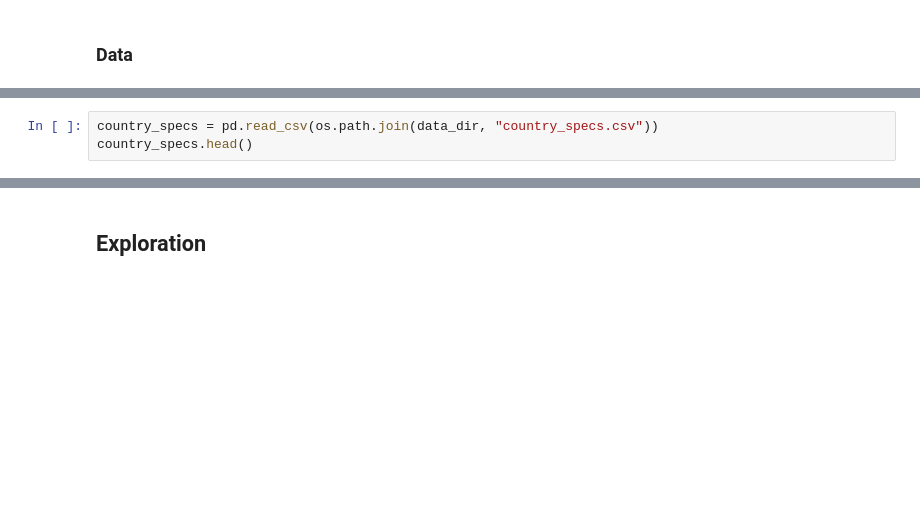
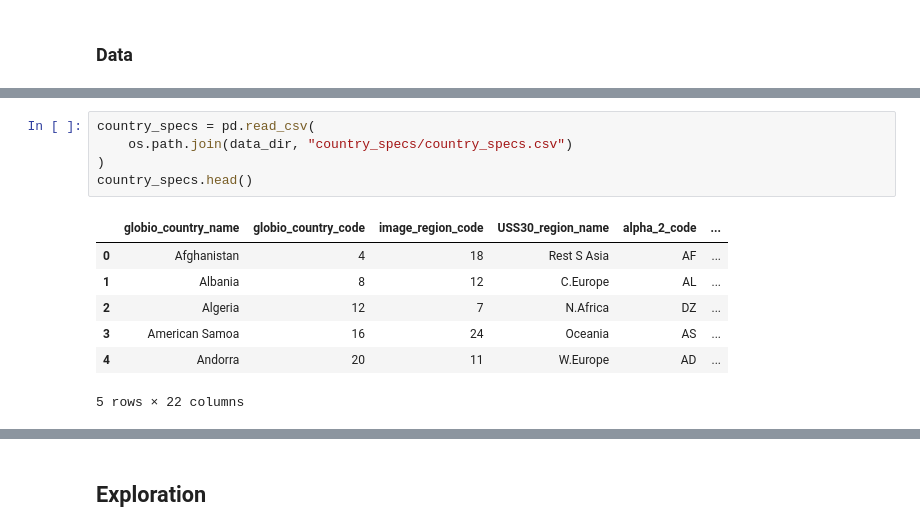
Before and after one commit to AlexandreGazagnes/Global-Biodiversity-Score, a Jupyter notebook: notebooks/01-First-Explo.ipynb, the cells around one changed output, grey strips where cells are left out. Cells and saved outputs as stored; diff of their text form; blank space fills up the shorter version.

```diff
--- a/notebooks/01-First-Explo.ipynb
+++ b/notebooks/01-First-Explo.ipynb
@@ -64,6 +92,16 @@ crops
 # %%
-country_specs = pd.read_csv(os.path.join(data_dir, "country_specs.csv"))
+country_specs = pd.read_csv(
+    os.path.join(data_dir, "country_specs/country_specs.csv")
+)
 country_specs.head()
+# %% [output]
+|  | globio_country_name | globio_country_code | image_region_code | USS30_region_name | alpha_2_code | ... |
+| 0 | Afghanistan | 4 | 18 | Rest S Asia | AF | ... |
+| 1 | Albania | 8 | 12 | C.Europe | AL | ... |
+| 2 | Algeria | 12 | 7 | N.Africa | DZ | ... |
+| 3 | American Samoa | 16 | 24 | Oceania | AS | ... |
+| 4 | Andorra | 20 | 11 | W.Europe | AD | ... |
+5 rows × 22 columns
 # %%
 _path = "./data/source/production/"
 
```
Also changed, not shown: parts of 17 cells of this notebook, 2 other files.
